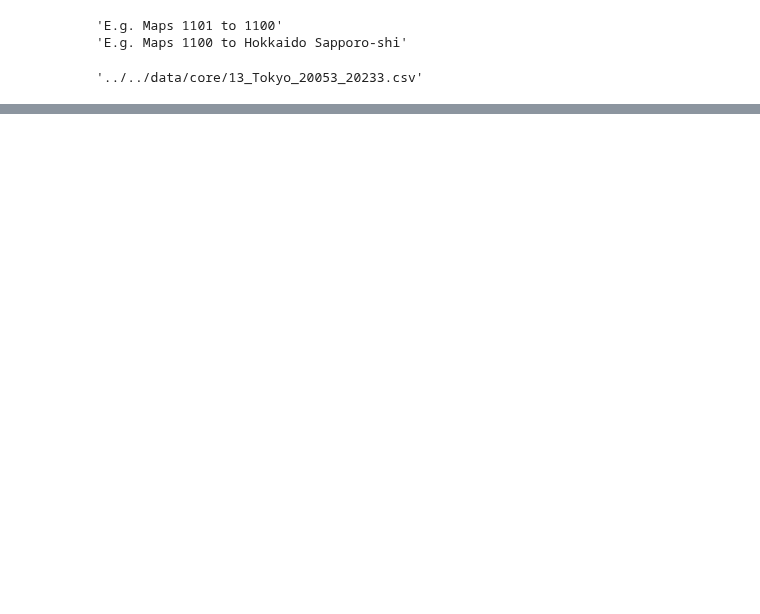
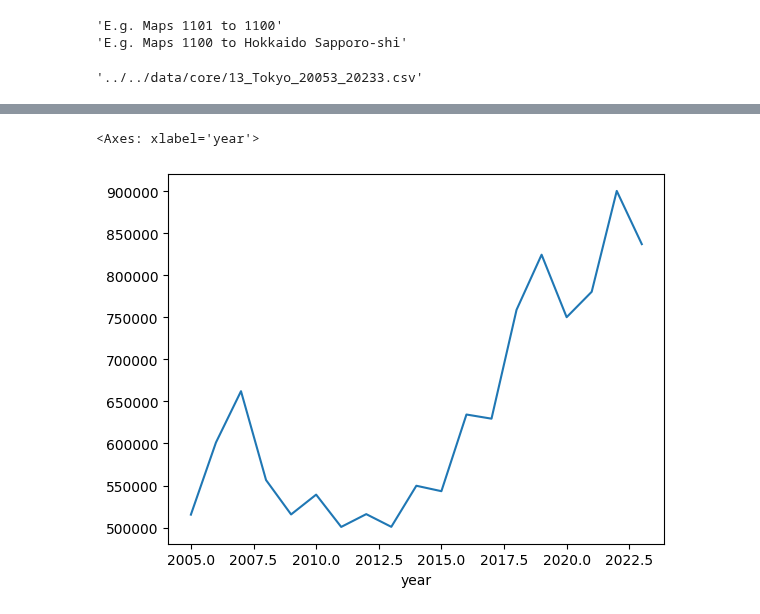
Before and after one commit to diabhaque/Yogen, a Jupyter notebook: notebooks/2_core_exploration/price_index.ipynb, the cells around one changed output, grey strips where cells are left out. Drawn from its saved outputs; the diff is of its cells as text; code cells hidden in the pictures; blank space fills up the shorter version.

```diff
--- a/notebooks/2_core_exploration/price_index.ipynb
+++ b/notebooks/2_core_exploration/price_index.ipynb
@@ -244,9 +226,11 @@ df = df.rename(columns = {
     "Maximus Building Coverage Ratio(%)": "max_building_coverage_ratio",
     "Maximus Floor-area Ratio(%)": "max_floor_area_ratio",
     "Renovation": "renovation_status",
+    "Transactional factors": "transactional_factors", # need to format and include
 })
 
 # Process factors
+
 df["subarea"] = df["subarea"].fillna("")
 df["neighbourhood_classification"] = df["neighbourhood_classification"].fillna("na")
 df["nearest_station"] = df["nearest_station"].fillna("na")
@@ -271,8 +255,9 @@ df["year_of_construction"] = np.where(
 )
 
 df["year_of_construction"] = df["year_of_construction"].apply(map_year_of_construction)
-df["age"] = df["year"] - df["year_of_construction"]
-df["building_structure"] = df["building_structure"].fillna("na").map(map_building_structure)
+df["age"] = (df["year"] - df["year_of_construction"]).apply(lambda x: max(x, 0))
+
+df["building_structure"] = df["building_structure"].fillna("na")
 df["frontage_road_direction"] = df["frontage_road_direction"].fillna("na")
 df["frontage_road_classification"] = df["frontage_road_classification"].fillna("na")
 df["frontage_road_breadth"] = df["frontage_road_breadth"].fillna("0.0").astype(float)
@@ -281,12 +266,10 @@ df["max_building_coverage_ratio"] = df["max_building_coverage_ratio"].fillna(0)
 df["max_floor_area_ratio"] = df["max_floor_area_ratio"].fillna(0)
 df["renovation_status"] = df["renovation_status"].fillna("na")
 
-df["combined_use"] = np.where(
-    df["purpose"].isna(),
-    df["use"],
-    df["purpose"],
-)
-df["combined_use"] = df["combined_use"].fillna("na").apply(map_combined_use)
+
+df["use"] = df["use"].fillna("na")
+df["purpose"] = df["purpose"].fillna("na")
+df["transactional_factors"] = df["transactional_factors"].fillna("na")
 
 df = df.drop(columns = [
     "City,Town,Ward,Village code",
@@ -297,9 +280,5 @@ df = df.drop(columns = [
     "trade_price_per_area",
     "Transaction period",
     "Prefecture",
-    "Transactional factors",
-    "year_of_construction",
-    "use",
-    "purpose"
 ])
 # %%
@@ -490,0 +604,6 @@ from jre_utils.visualize import plot_time_series
+# %%
+area_df_2 = asset_df[asset_df["area_code"] == area_code].reset_index(drop=True)
+area_df_2.groupby(['year'])['unit_price'].apply(lambda x: np.exp(np.log(x).mean())).plot.line()
+# %% [output]
+<Axes: xlabel='year'>
+[figure, added]
```
Also changed, not shown: parts of 24 cells of this notebook.
